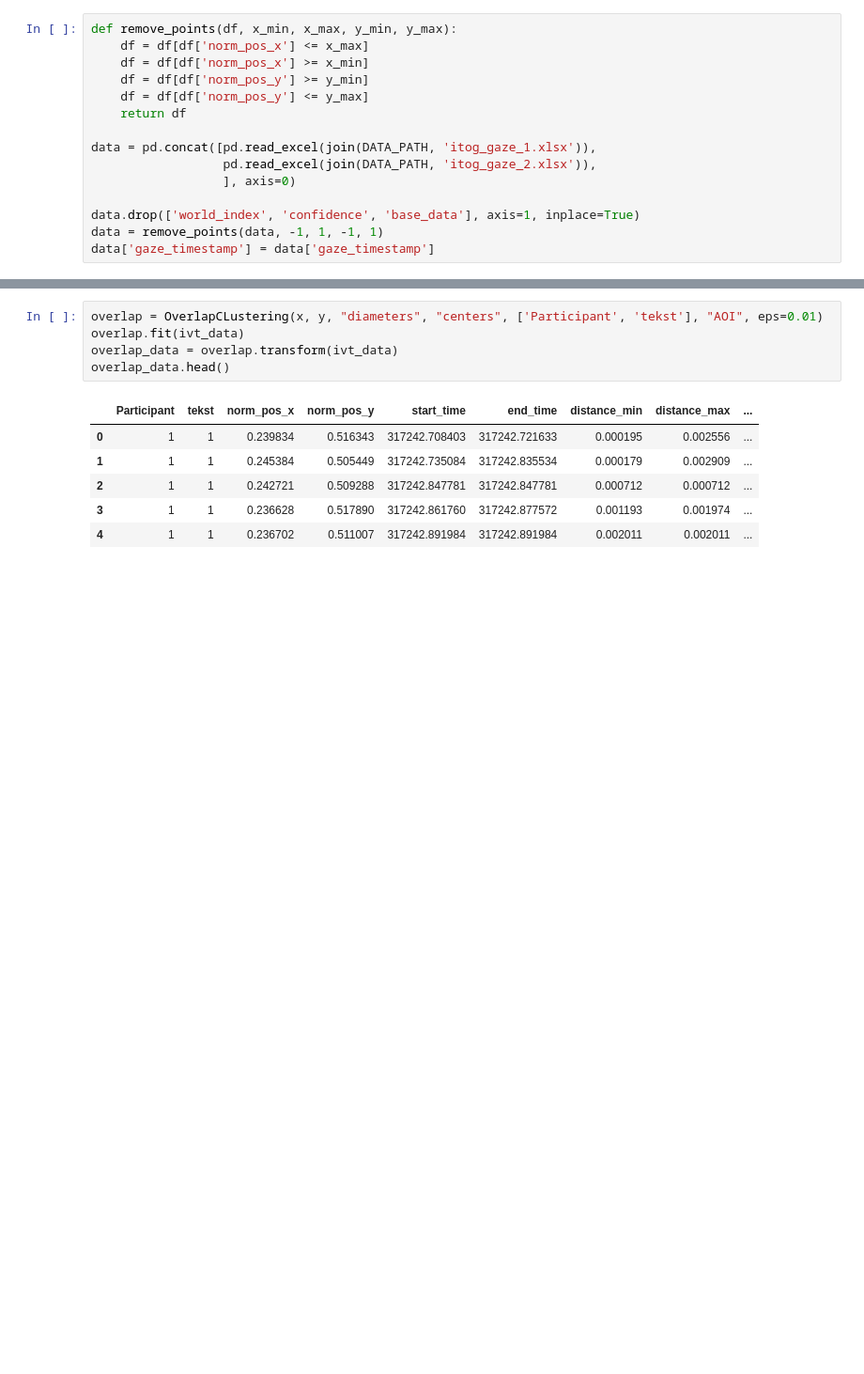
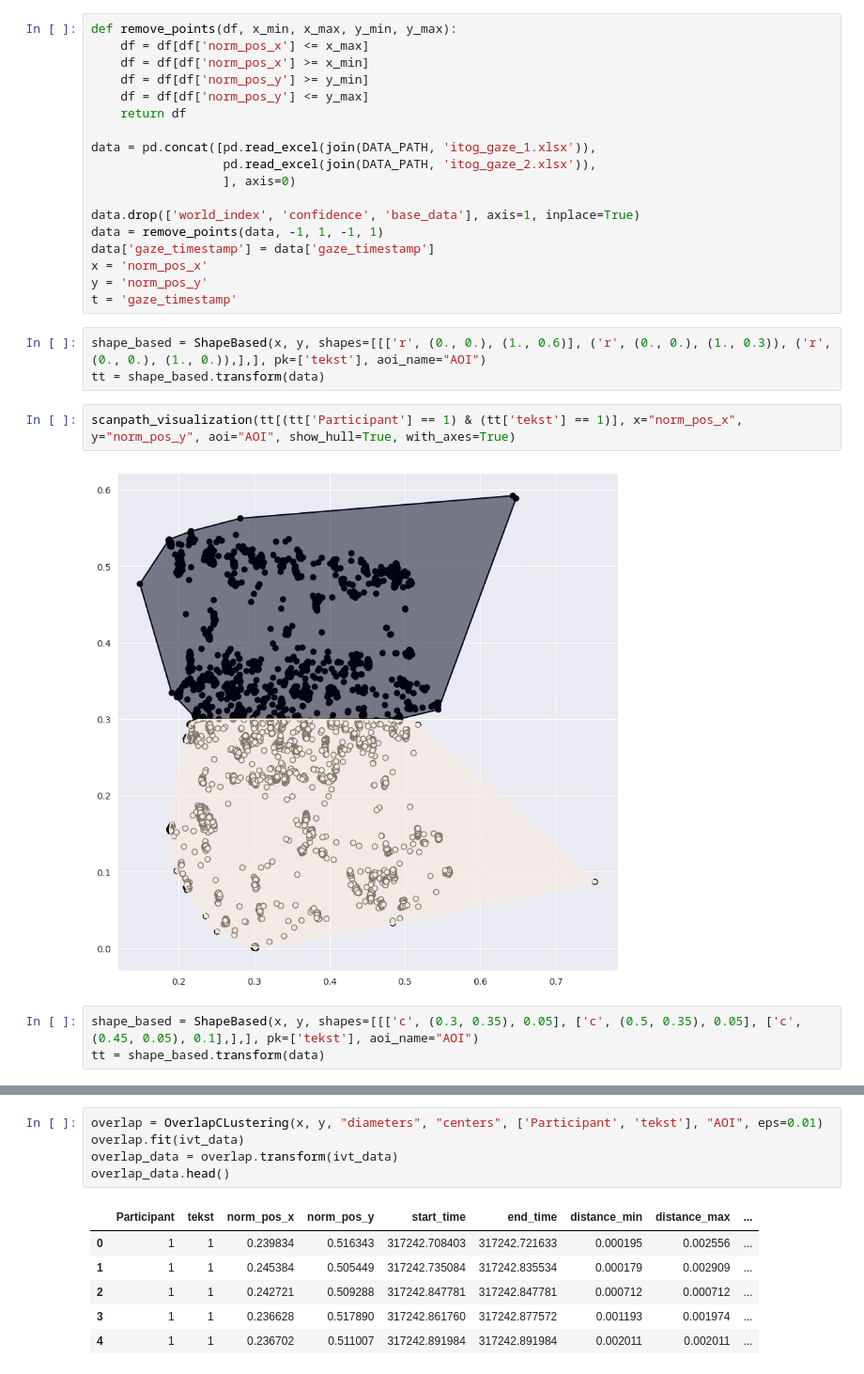
Before and after one commit to hse-scila/EyeFeatures, a Jupyter notebook: eyetracking/preprocessing/test.ipynb, the cells around one changed output, grey strips where cells are left out. Shown at 94% size. Drawn from its saved outputs; the diff is of its cells as text; blank space fills up the shorter version.

Commit message:
Add shape-based method of the aoi defintion

```diff
--- a/eyetracking/preprocessing/test.ipynb
+++ b/eyetracking/preprocessing/test.ipynb
@@ -29,3 +29,16 @@ data = pd.concat([pd.read_excel(join(DATA_PATH, 'itog_gaze_1.xlsx')),
 data.drop(['world_index', 'confidence', 'base_data'], axis=1, inplace=True)
 data = remove_points(data, -1, 1, -1, 1)
 data['gaze_timestamp'] = data['gaze_timestamp']
+x = 'norm_pos_x'
+y = 'norm_pos_y'
+t = 'gaze_timestamp'
+# %%
+shape_based = ShapeBased(x, y, shapes=[[['r', (0., 0.), (1., 0.6)], ('r', (0., 0.), (1., 0.3)), ('r', (0., 0.), (1., 0.)),],], pk=['tekst'], aoi_name="AOI")
+tt = shape_based.transform(data)
+# %%
+scanpath_visualization(tt[(tt['Participant'] == 1) & (tt['tekst'] == 1)], x="norm_pos_x", y="norm_pos_y", aoi="AOI", show_hull=True, with_axes=True)
+# %% [output]
+[figure, added]
+# %%
+shape_based = ShapeBased(x, y, shapes=[[['c', (0.3, 0.35), 0.05], ['c', (0.5, 0.35), 0.05], ['c', (0.45, 0.05), 0.1],],], pk=['tekst'], aoi_name="AOI")
+tt = shape_based.transform(data)
```
Also changed, not shown: parts of 12 cells of this notebook, 1 other file.
